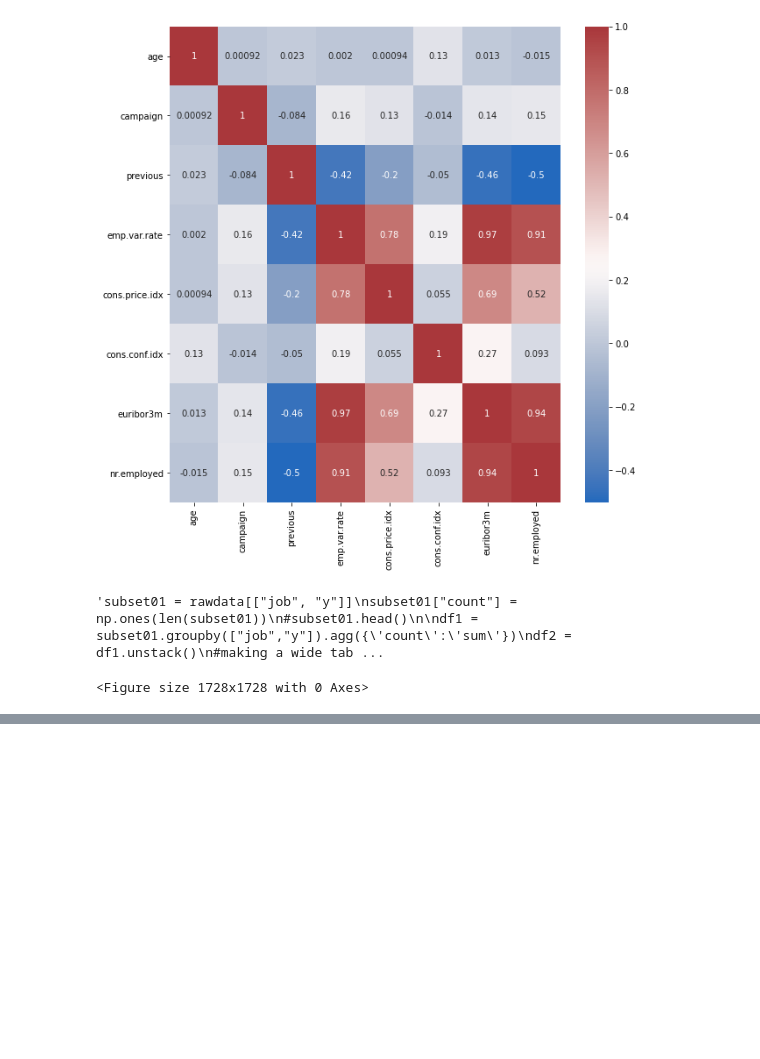
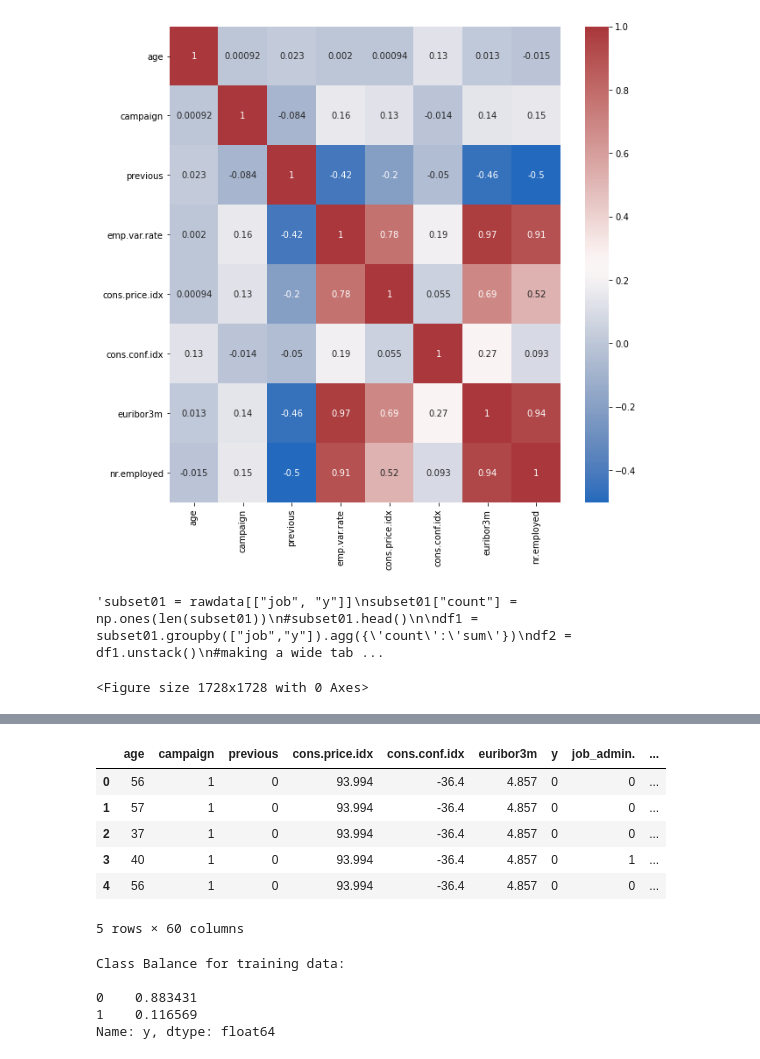
Before and after one commit to darsa881r/BankMarketingData, a Jupyter notebook: BankMarketing.ipynb, the cells around one changed output, grey strips where cells are left out. Saved outputs shown, nothing was run; the diff lists cells and outputs as text; code cells hidden in the pictures; blank space fills up the shorter version.

```diff
--- a/BankMarketing.ipynb
+++ b/BankMarketing.ipynb
@@ -236,0 +254,6 @@ for f in categorical_features:
+# %%
+#nr.employed and emp.var.rate are highly correlated with euribor3m
+
+rawdata = rawdata.drop(['nr.employed','emp.var.rate'], axis=1)
+#displaying the table
+rawdata.head(5)
@@ -236,0 +267,26 @@ for f in categorical_features:
+# %%
+#encoding target label
+LE=LabelEncoder()
+rawdata['y'] = LE.fit_transform(rawdata.y.values)
+
+#encoding categorical features
+rawdata = pd.get_dummies(rawdata)
+rawdata.head(5)
+# %% [output]
+|  | age | campaign | previous | cons.price.idx | cons.conf.idx | euribor3m | y | job_admin. | ... |
+| 0 | 56 | 1 | 0 | 93.994 | -36.4 | 4.857 | 0 | 0 | ... |
+| 1 | 57 | 1 | 0 | 93.994 | -36.4 | 4.857 | 0 | 0 | ... |
+| 2 | 37 | 1 | 0 | 93.994 | -36.4 | 4.857 | 0 | 0 | ... |
+| 3 | 40 | 1 | 0 | 93.994 | -36.4 | 4.857 | 0 | 1 | ... |
+| 4 | 56 | 1 | 0 | 93.994 | -36.4 | 4.857 | 0 | 0 | ... |
+5 rows × 60 columns
+# %%
+#checking class balance for whole dataset
+print("\nClass Balance for training data:\n")
+print(rawdata.y.value_counts()/rawdata.y.count())
+# %% [output]
+Class Balance for training data:
+
+0    0.883431
+1    0.116569
+Name: y, dtype: float64
```
Also changed, not shown: parts of 17 cells of this notebook.
